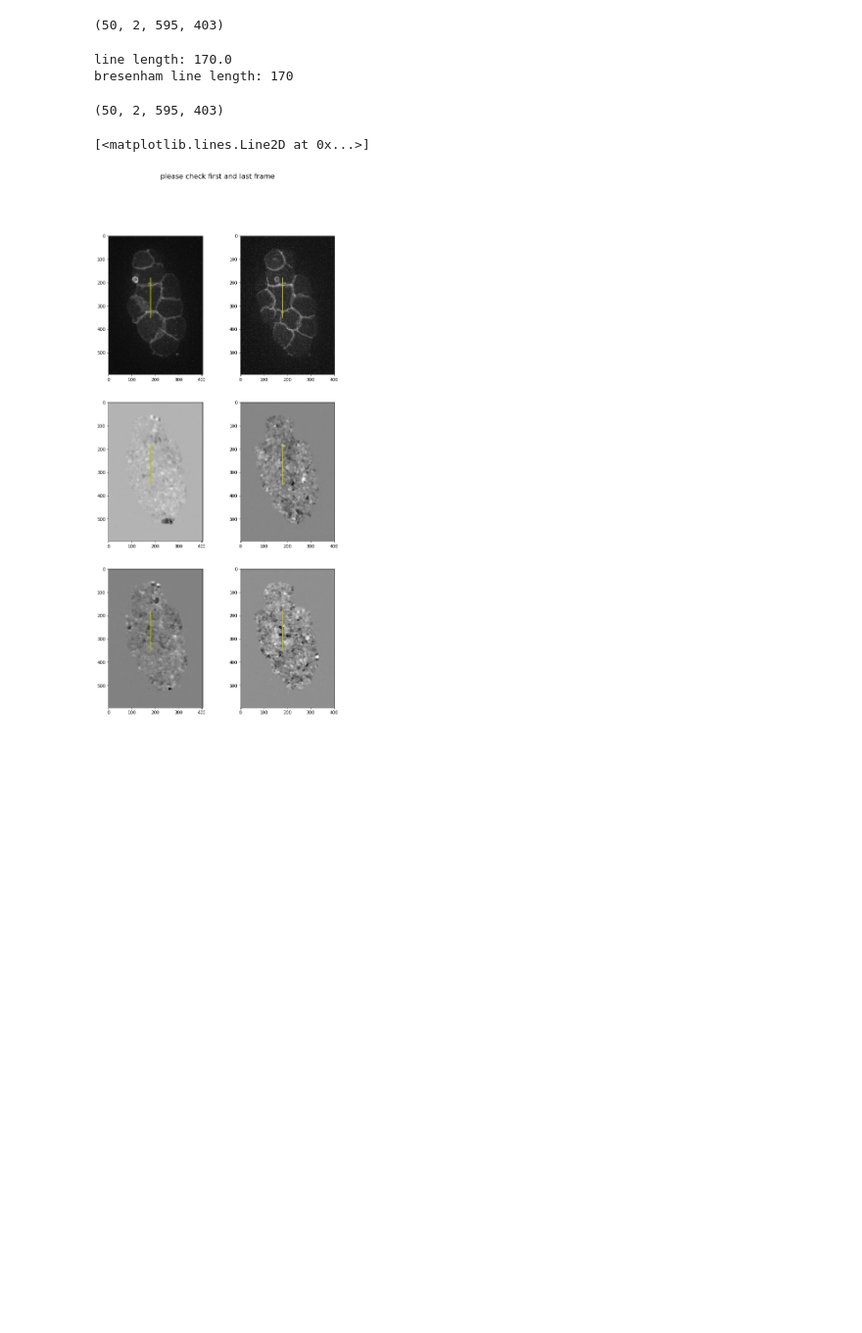
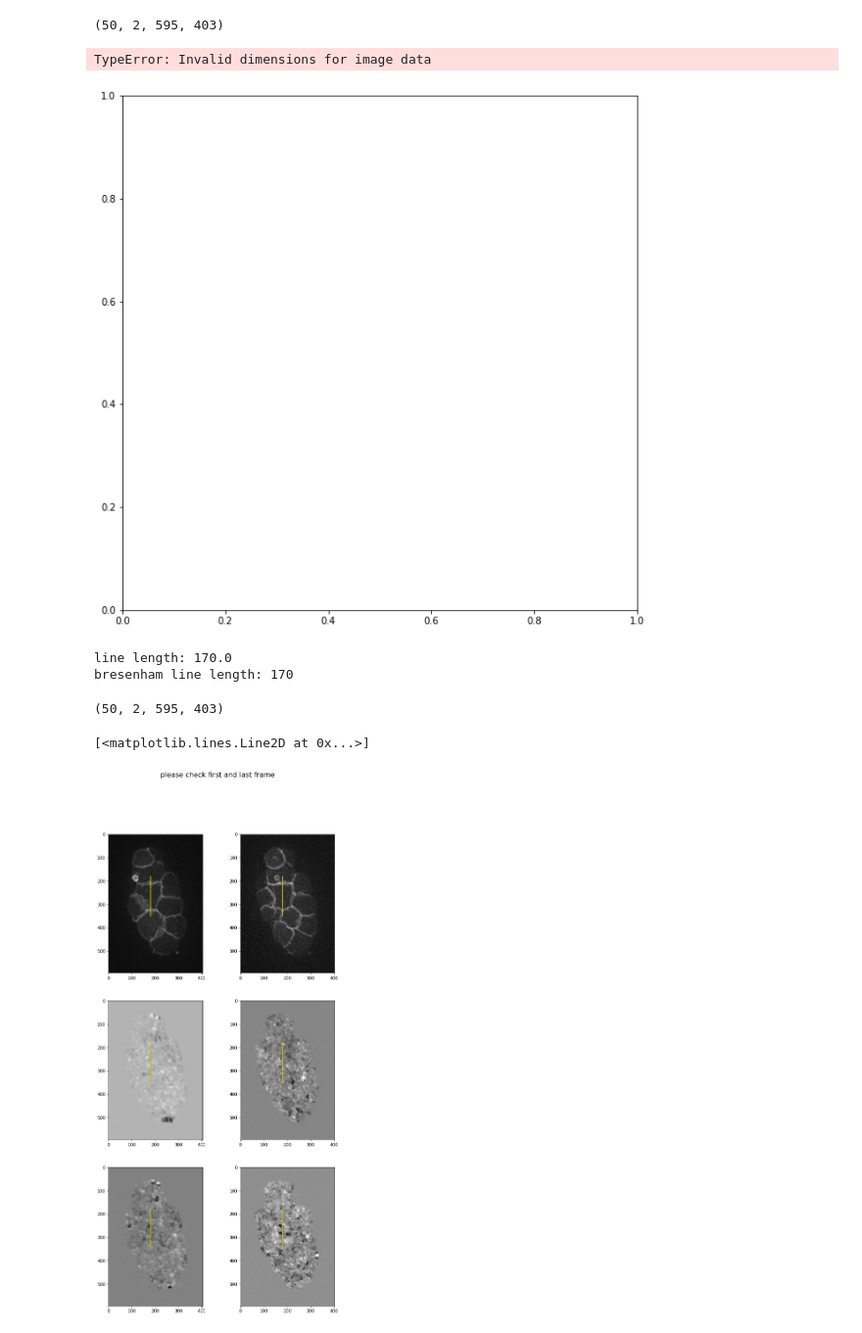
Before and after one commit to Anmol007/BobSeg, a Jupyter notebook: KymographTests.ipynb, the cells around one changed output. Shown at 98% size. Saved outputs shown, nothing was run; the diff lists cells and outputs as text; code cells hidden in the pictures; blank space fills up the shorter version.

```diff
--- a/KymographTests.ipynb
+++ b/KymographTests.ipynb
@@ -44,9 +46,12 @@ assert shape(stack) == shape(flow)
 # %%
 # fake flow images that can be used to test kymograph plots below
 ffline = range(542)
 ff = [ffline] * 919
 ff = np.array(ff).T
-#imshow(ff)
+imshow(ff)
+# %% [output]
+TypeError: Invalid dimensions for image data
+[figure, added]
 # %%
 line_x1 = 180
 line_y1 = 350
```
Also changed, not shown: parts of 1 cell of this notebook, 11 other files.
